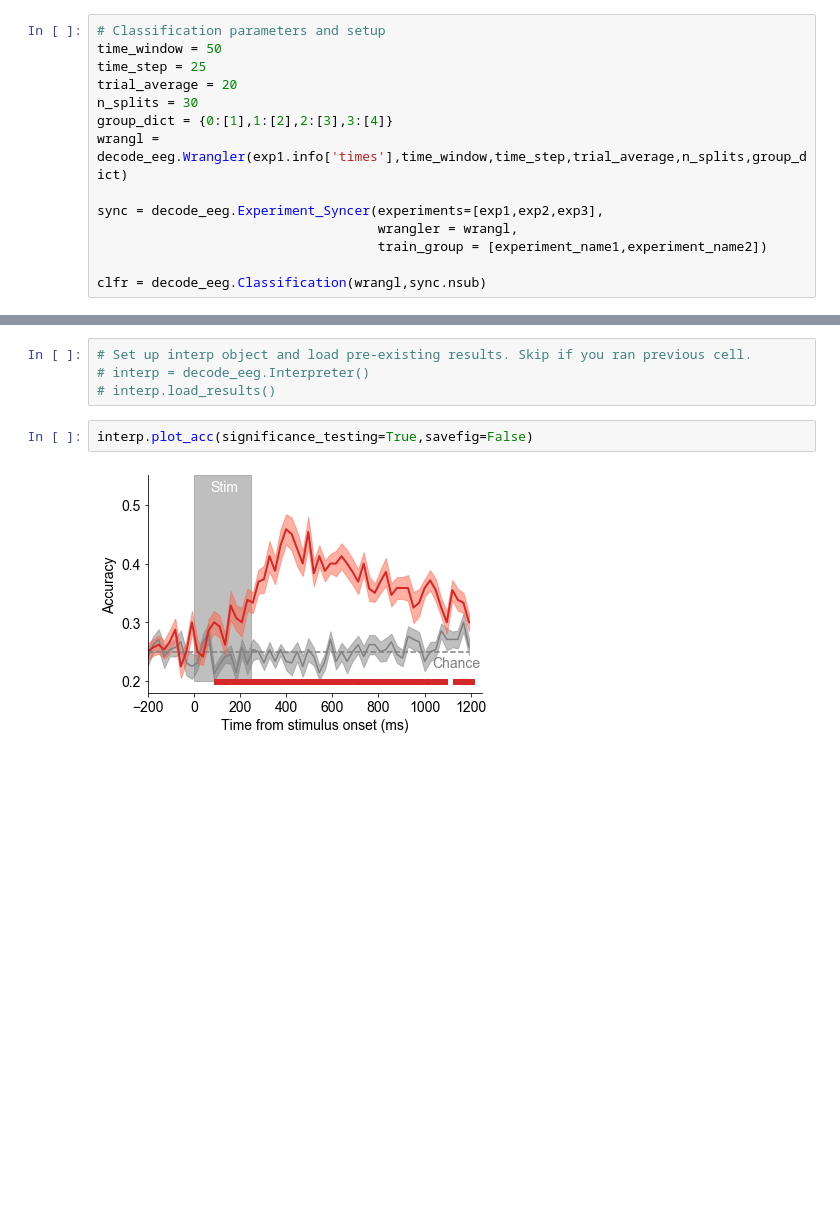
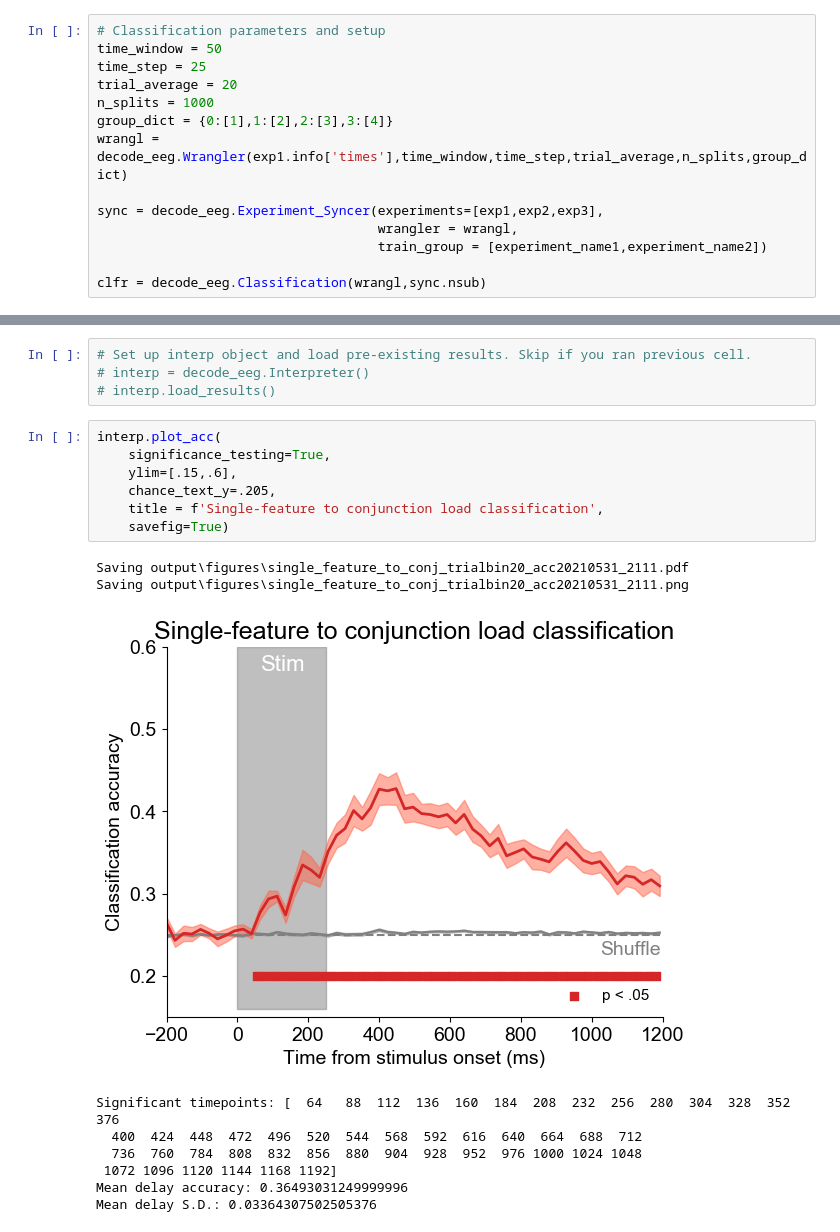
Before and after one commit to WilliamThyer/Thyer-et-al-2021, a Jupyter notebook: decode_load_single_feature_to_conjunction.ipynb, the cells around one changed output, grey strips where cells are left out. Cells and saved outputs as stored; diff of their text form; blank space fills up the shorter version.

Commit message:
saving figures

```diff
--- a/decode_load_single_feature_to_conjunction.ipynb
+++ b/decode_load_single_feature_to_conjunction.ipynb
@@ -21,7 +24,7 @@ exp3 = decode_eeg.Experiment(experiment_name3,data_dir3)
 time_window = 50
 time_step = 25
 trial_average = 20
-n_splits = 30
+n_splits = 1000
 group_dict = {0:[1],1:[2],2:[3],3:[4]}
 wrangl = decode_eeg.Wrangler(exp1.info['times'],time_window,time_step,trial_average,n_splits,group_dict)
 
@@ -71,7 +74,20 @@ interp = decode_eeg.Interpreter(clfr, subtitle = f'single_feature_to_conj_trialb
 # Set up interp object and load pre-existing results. Skip if you ran previous cell.
 # interp = decode_eeg.Interpreter()
 # interp.load_results()
-# %%
-interp.plot_acc(significance_testing=True,savefig=False)
-# %% [output]
-[figure, removed]
+# %%
+interp.plot_acc(
+    significance_testing=True,
+    ylim=[.15,.6],
+    chance_text_y=.205,
+    title = f'Single-feature to conjunction load classification',
+    savefig=True)
+# %% [output]
+Saving output\figures\single_feature_to_conj_trialbin20_acc20210531_2111.pdf
+Saving output\figures\single_feature_to_conj_trialbin20_acc20210531_2111.png
+[figure, added]
+Significant timepoints: [  64   88  112  136  160  184  208  232  256  280  304  328  352  376
+  400  424  448  472  496  520  544  568  592  616  640  664  688  712
+  736  760  784  808  832  856  880  904  928  952  976 1000 1024 1048
+ 1072 1096 1120 1144 1168 1192]
+Mean delay accuracy: 0.36493031249999996
+Mean delay S.D.: 0.03364307502505376
```
Also changed, not shown: parts of 2 cells of this notebook, 4 other files.
